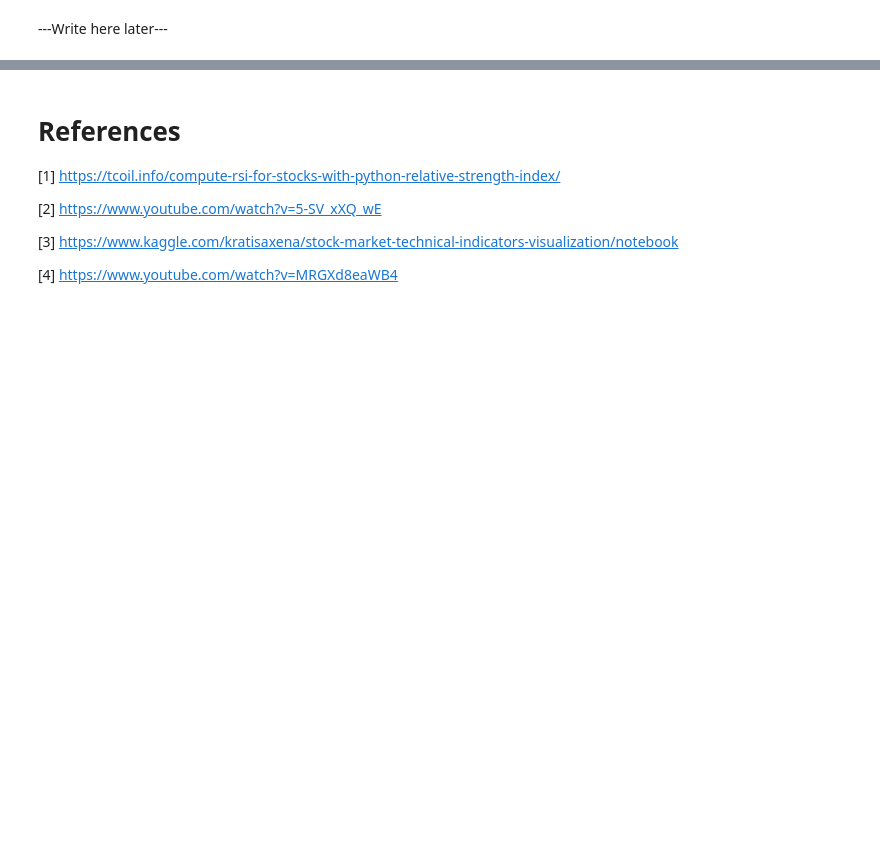
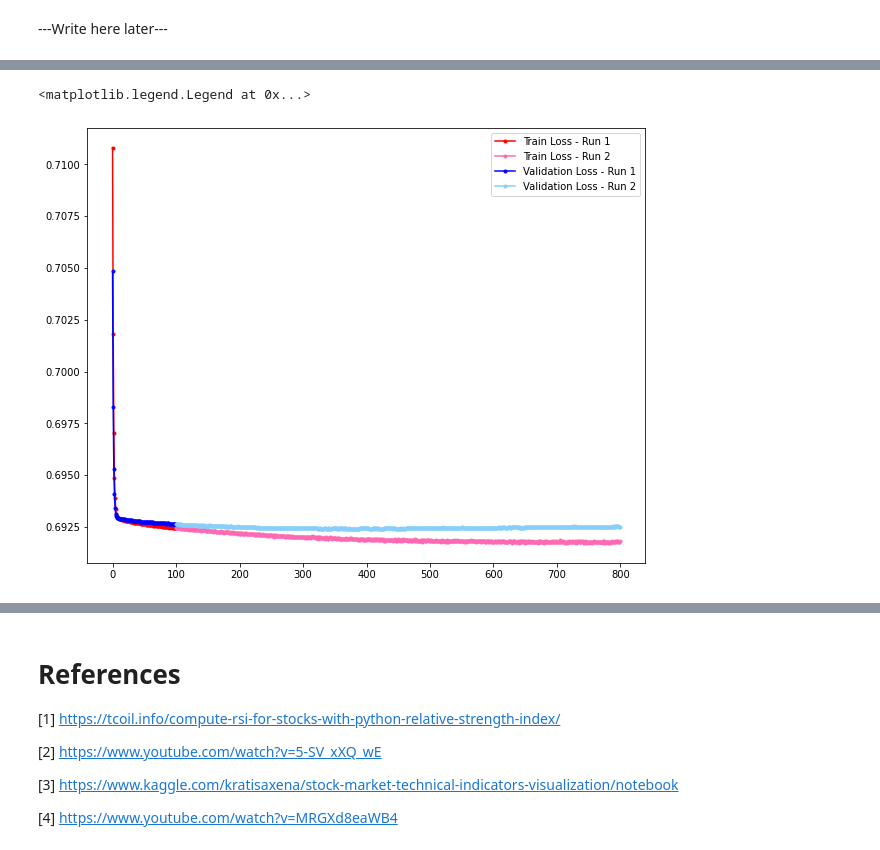
Before and after one commit to GilSasson/AI-DM, a Jupyter notebook: StocksFinalProject.ipynb, the cells around one changed output, grey strips where cells are left out. Drawn from its saved outputs; the diff is of its cells as text; code cells hidden in the pictures; blank space fills up the shorter version.

```diff
--- a/StocksFinalProject.ipynb
+++ b/StocksFinalProject.ipynb
@@ -479,0 +548,5 @@ roc-auc is 0.890
+# %%
+## Use this in case the losses are still going down on both the training set and validation set in the graph above!
+## Note that when we call "fit" again, it picks up where it left off
+
+run_hist_1b = model_1.fit(X_train_norm, y_train, validation_data=(X_test_norm, y_test), epochs=700, batch_size=50)
@@ -479,0 +571,15 @@ roc-auc is 0.890
+# %%
+n = len(run_hist_1.history["loss"])
+m = len(run_hist_1b.history['loss'])
+fig, ax = plt.subplots(figsize=(10, 8))
+
+ax.plot(range(n), run_hist_1.history["loss"],'r', marker='.', label="Train Loss - Run 1")
+ax.plot(range(n, n+m), run_hist_1b.history["loss"], 'hotpink', marker='.', label="Train Loss - Run 2")
+
+ax.plot(range(n), run_hist_1.history["val_loss"],'b', marker='.', label="Validation Loss - Run 1")
+ax.plot(range(n, n+m), run_hist_1b.history["val_loss"], 'LightSkyBlue', marker='.',  label="Validation Loss - Run 2")
+
+ax.legend()
+# %% [output]
+<matplotlib.legend.Legend at 0x...>
+[figure, added]
```
Also changed, not shown: parts of 25 cells of this notebook.
